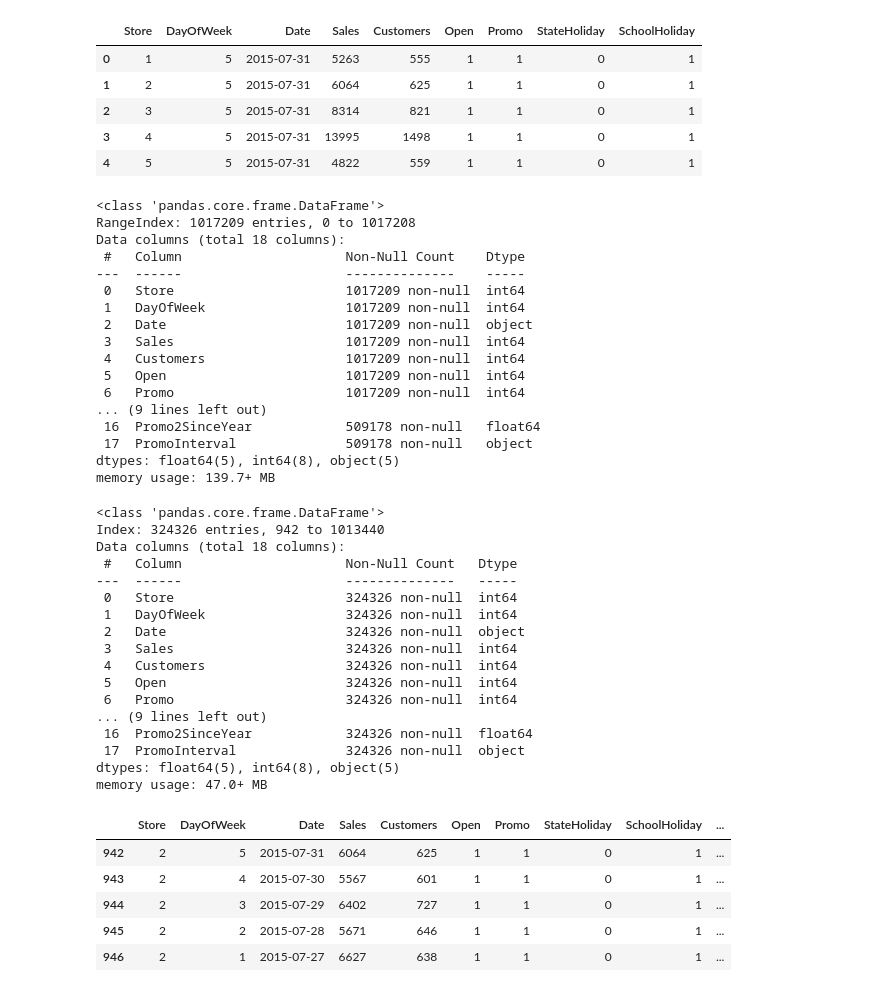
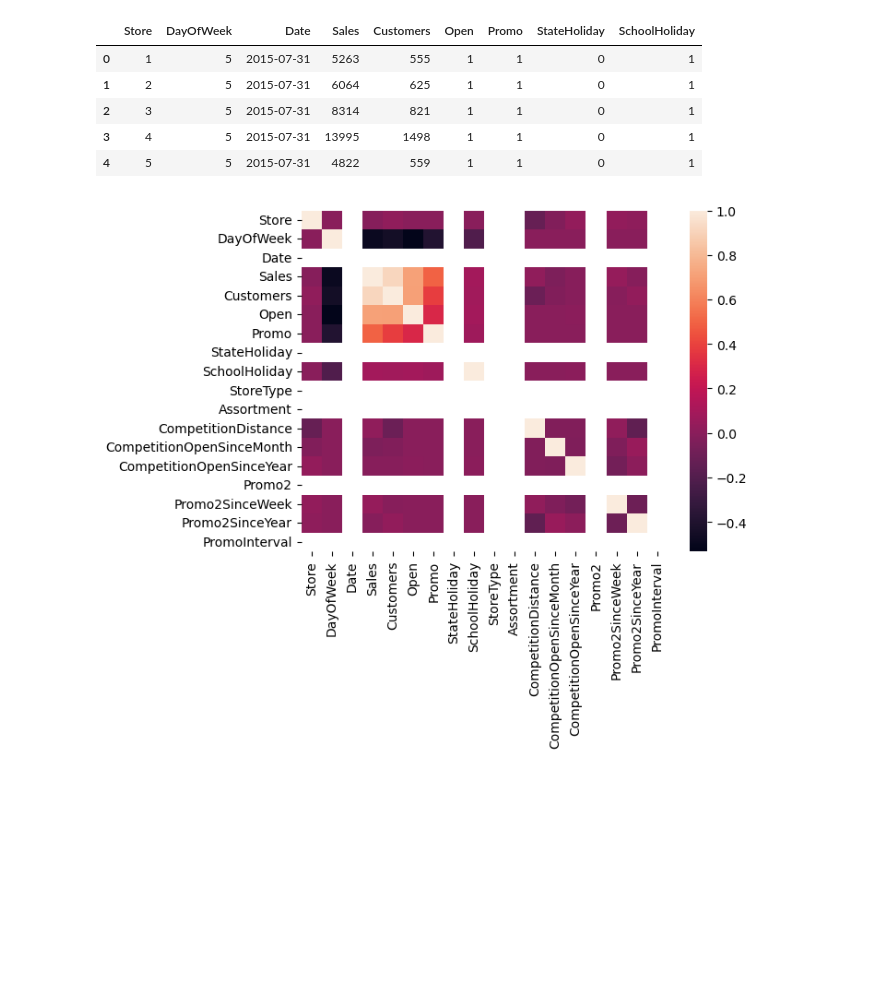
Before and after one commit to RaphaelKoop/rossmann, a Jupyter notebook: main.ipynb, the cells around one changed output. Saved outputs shown, nothing was run; the diff lists cells and outputs as text; code cells hidden in the pictures; blank space fills up the shorter version.

```diff
--- a/main.ipynb
+++ b/main.ipynb
@@ -39,54 +39,20 @@ train.head()
 # Merge the DataFrames on the 'Store' column
 trainStore = pd.merge(train, store, on='Store')
 trainStore.to_csv('trainStore.csv', index=False)
-# %%
-trainStore.info()
-# %% [output]
-<class 'pandas.core.frame.DataFrame'>
-RangeIndex: 1017209 entries, 0 to 1017208
-Data columns (total 18 columns):
- #   Column                     Non-Null Count    Dtype
----  ------                     --------------    -----
- 0   Store                      1017209 non-null  int64
- 1   DayOfWeek                  1017209 non-null  int64
- 2   Date                       1017209 non-null  object
- 3   Sales                      1017209 non-null  int64
- 4   Customers                  1017209 non-null  int64
- 5   Open                       1017209 non-null  int64
- 6   Promo                      1017209 non-null  int64
-... (9 lines left out)
- 16  Promo2SinceYear            509178 non-null   float64
- 17  PromoInterval              509178 non-null   object
-dtypes: float64(5), int64(8), object(5)
-memory usage: 139.7+ MB
 # %%
 trainStore = trainStore.dropna()
+trainStore = trainStore.apply(pd.to_numeric, errors='coerce')
-# %%
-trainStore.info()
-# %% [output]
-<class 'pandas.core.frame.DataFrame'>
-Index: 324326 entries, 942 to 1013440
-Data columns (total 18 columns):
- #   Column                     Non-Null Count   Dtype
----  ------                     --------------   -----
- 0   Store                      324326 non-null  int64
- 1   DayOfWeek                  324326 non-null  int64
- 2   Date                       324326 non-null  object
- 3   Sales                      324326 non-null  int64
- 4   Customers                  324326 non-null  int64
- 5   Open                       324326 non-null  int64
- 6   Promo                      324326 non-null  int64
-... (9 lines left out)
- 16  Promo2SinceYear            324326 non-null  float64
- 17  PromoInterval              324326 non-null  object
-dtypes: float64(5), int64(8), object(5)
-memory usage: 47.0+ MB
-# %%
-trainStore.head()
-# %% [output]
-|  | Store | DayOfWeek | Date | Sales | Customers | Open | Promo | StateHoliday | SchoolHoliday | ... |
-| 942 | 2 | 5 | 2015-07-31 | 6064 | 625 | 1 | 1 | 0 | 1 | ... |
-| 943 | 2 | 4 | 2015-07-30 | 5567 | 601 | 1 | 1 | 0 | 1 | ... |
-| 944 | 2 | 3 | 2015-07-29 | 6402 | 727 | 1 | 1 | 0 | 1 | ... |
-| 945 | 2 | 2 | 2015-07-28 | 5671 | 646 | 1 | 1 | 0 | 1 | ... |
-| 946 | 2 | 1 | 2015-07-27 | 6627 | 638 | 1 | 1 | 0 | 1 | ... |
+# %%
+import seaborn as sns
+import matplotlib.pyplot as plt
+
+# Compute the correlation matrix
+corr = trainStore.corr()
+
+# Create a heatmap
+sns.heatmap(corr)
+
+# Show the plot
+plt.show()
+# %% [output]
+[figure, added]
```
